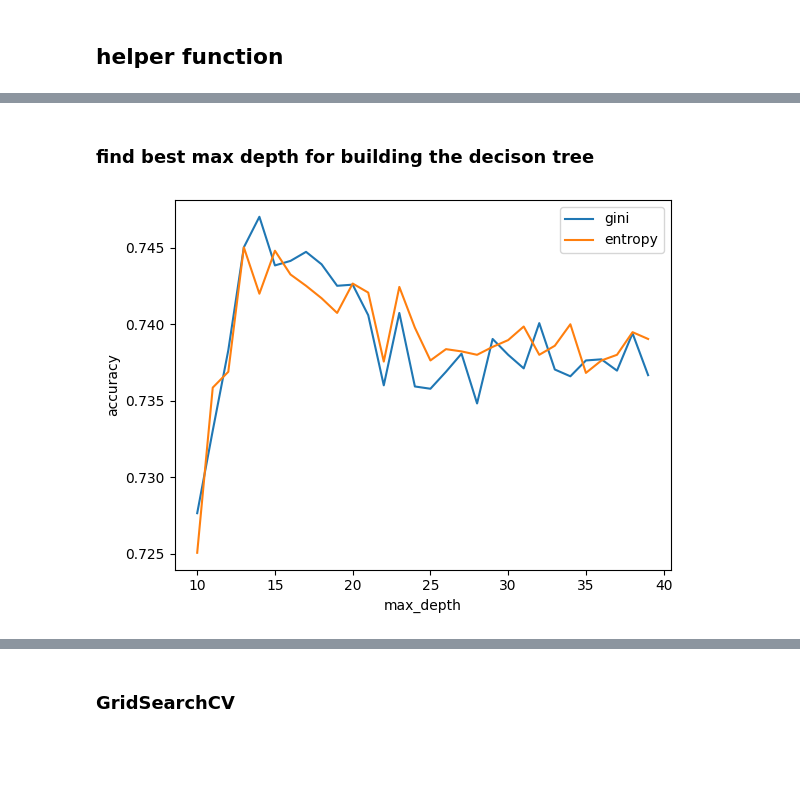
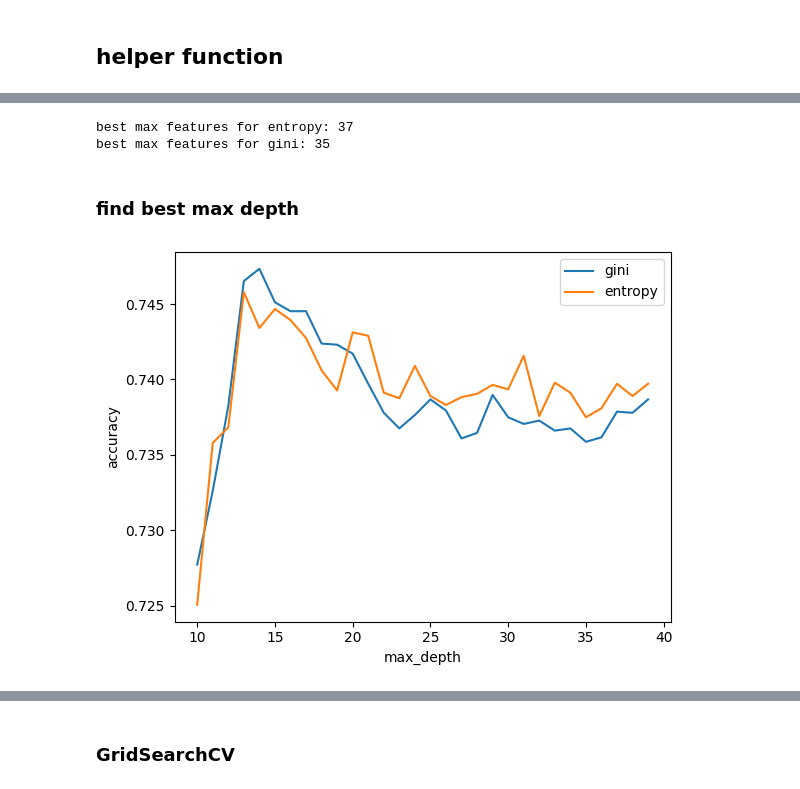
Before and after one commit to amirkasaei/Decision-Tree-Classifier-with-scikit-learn, a Jupyter notebook: Decision_Tree.ipynb, the cells around one changed output, grey strips where cells are left out. Cells and saved outputs as stored; diff of their text form; code cells hidden in the pictures; blank space fills up the shorter version.

```diff
--- a/Decision_Tree.ipynb
+++ b/Decision_Tree.ipynb
@@ -111,0 +119,29 @@ def plot_confusionmatrix(y_train_pred,y_train,dom):
+# %%
+max_features = []
+acc_gini = []
+acc_entropy = []
+start = 10
+end = 40
+for i in range(start, end):
+  # decision tree with gini
+  dtree = DecisionTreeClassifier(criterion='gini', max_features=i)
+  dtree.fit(x_train, y_train)
+  pred = dtree.predict(x_valid)
+  acc_gini.append(accuracy_score(y_valid,pred))
+
+  # decision tree with entropy
+  dtree = DecisionTreeClassifier(criterion='entropy', max_features=i)
+  dtree.fit(x_train, y_train)
+  pred = dtree.predict(x_valid)
+  acc_entropy.append(accuracy_score(y_valid, pred))
+
+  max_features.append(i)
+  d = pd.DataFrame({'acc_gini':pd.Series(acc_gini), 'acc_entropy':pd.Series(acc_entropy), 'max_features':pd.Series(max_features)})# visualizing changes in parameters
+plt.plot('max_features','acc_gini', data=d, label='gini')
+plt.plot('max_features','acc_entropy', data=d, label='entropy')
+plt.xlabel('max_features')
+plt.ylabel('accuracy')
+plt.legend()
+
+best_ent_max_features = np.argmax(acc_entropy) + 1 + start
+best_gini_max_features = np.argmax(acc_gini) + 1 + start
@@ -112,34 +150,41 @@ def plot_confusionmatrix(y_train_pred,y_train,dom):
+# %%
+print('best max features for entropy:', best_ent_max_features, '\nbest max features for gini:', best_gini_max_features)
+# %% [output]
+best max features for entropy: 37
+best max features for gini: 35
 # %% [markdown]
-### **find best max depth for building the decison tree**
+### **find best max depth**
 # %%
 max_depth = []
 acc_gini = []
 acc_entropy = []
-for i in range(10,40):
+start = 10
+end = 40
+for i in range(start, end):
   # decision tree with gini
   dtree = DecisionTreeClassifier(criterion='gini', max_depth=i)
   dtree.fit(x_train, y_train)
-  pred = dtree.predict(x_test)
-  acc_gini.append(accuracy_score(y_test,pred))
+  pred = dtree.predict(x_valid)
+  acc_gini.append(accuracy_score(y_valid,pred))
 
   # decision tree with entropy
   dtree = DecisionTreeClassifier(criterion='entropy', max_depth=i)
   dtree.fit(x_train, y_train)
-  pred = dtree.predict(x_test)
-  acc_entropy.append(accuracy_score(y_test, pred))
+  pred = dtree.predict(x_valid)
+  acc_entropy.append(accuracy_score(y_valid, pred))
 
   max_depth.append(i)
   d = pd.DataFrame({'acc_gini':pd.Series(acc_gini), 'acc_entropy':pd.Series(acc_entropy), 'max_depth':pd.Series(max_depth)})# visualizing changes in parameters
 plt.plot('max_depth','acc_gini', data=d, label='gini')
 plt.plot('max_depth','acc_entropy', data=d, label='entropy')
 plt.xlabel('max_depth')
 plt.ylabel('accuracy')
 plt.legend()
 
-best_ent_max_depth = np.argmax(acc_entropy) + 1
-best_gini_max_depth = np.argmax(acc_gini) + 1
+best_ent_max_depth = np.argmax(acc_entropy) + 1 + start
+best_gini_max_depth = np.argmax(acc_gini) + 1 + start
 # %% [output]
-[figure, old version]
+[figure, new version]
 # %%
 print('best max depth for entropy:', best_ent_max_depth, '\nbest max depth for gini:', best_gini_max_depth)
 # %% [output]
```
Also changed, not shown: parts of 29 cells of this notebook.
